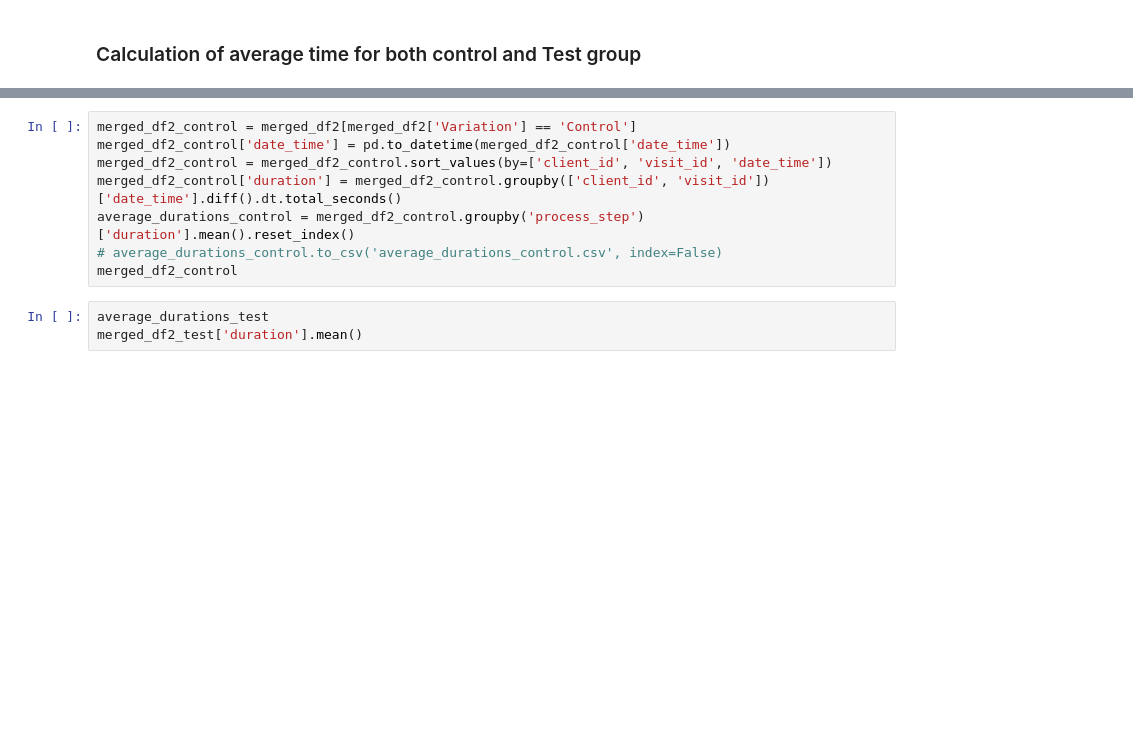
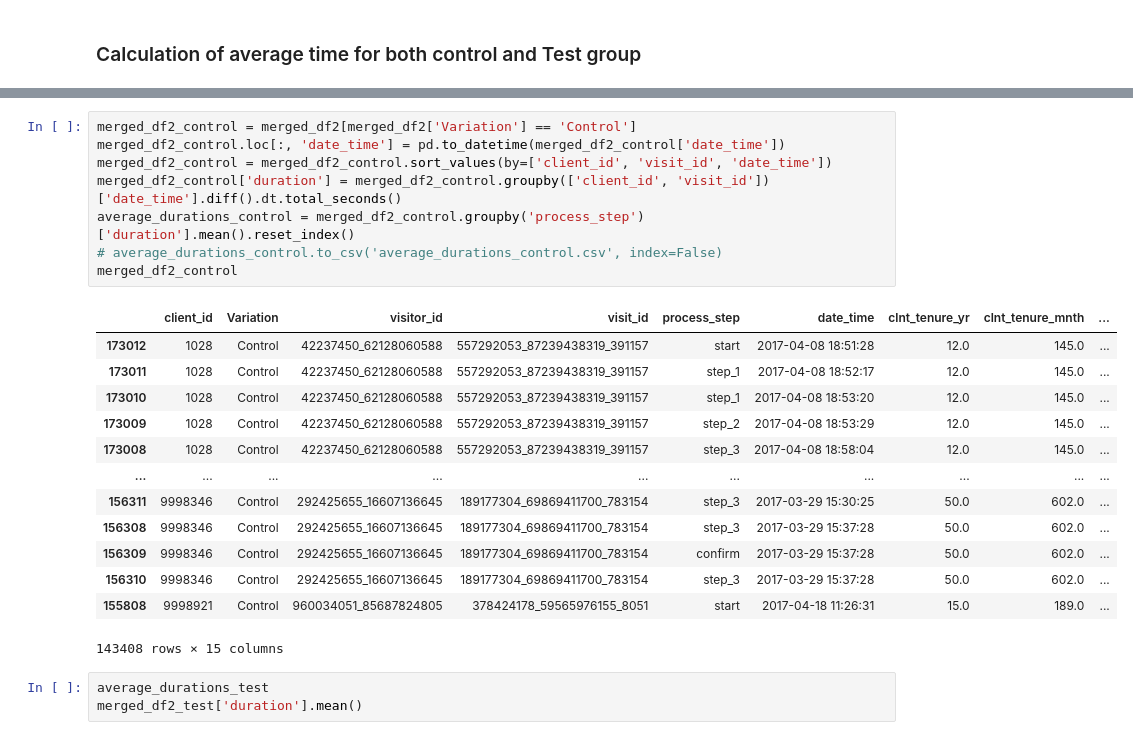
Before and after one commit to kaveri-chetia/Major-Project-1, a Jupyter notebook: Clean data/Draft.ipynb, the cells around one changed output, grey strips where cells are left out. Drawn from its saved outputs; the diff is of its cells as text; blank space fills up the shorter version.

```diff
--- a/Clean data/Draft.ipynb
+++ b/Clean data/Draft.ipynb
@@ -527,11 +580,25 @@ merged_df2_test
 # %%
 merged_df2_control = merged_df2[merged_df2['Variation'] == 'Control']
-merged_df2_control['date_time'] = pd.to_datetime(merged_df2_control['date_time'])
+merged_df2_control.loc[:, 'date_time'] = pd.to_datetime(merged_df2_control['date_time'])
 merged_df2_control = merged_df2_control.sort_values(by=['client_id', 'visit_id', 'date_time'])
 merged_df2_control['duration'] = merged_df2_control.groupby(['client_id', 'visit_id'])['date_time'].diff().dt.total_seconds()
 average_durations_control = merged_df2_control.groupby('process_step')['duration'].mean().reset_index()
 # average_durations_control.to_csv('average_durations_control.csv', index=False)
 merged_df2_control
+# %% [output]
+|  | client_id | Variation | visitor_id | visit_id | process_step | date_time | clnt_tenure_yr | clnt_tenure_mnth | ... |
+| 173012 | 1028 | Control | 42237450_62128060588 | 557292053_87239438319_391157 | start | 2017-04-08 18:51:28 | 12.0 | 145.0 | ... |
+| 173011 | 1028 | Control | 42237450_62128060588 | 557292053_87239438319_391157 | step_1 | 2017-04-08 18:52:17 | 12.0 | 145.0 | ... |
+| 173010 | 1028 | Control | 42237450_62128060588 | 557292053_87239438319_391157 | step_1 | 2017-04-08 18:53:20 | 12.0 | 145.0 | ... |
+| 173009 | 1028 | Control | 42237450_62128060588 | 557292053_87239438319_391157 | step_2 | 2017-04-08 18:53:29 | 12.0 | 145.0 | ... |
+| 173008 | 1028 | Control | 42237450_62128060588 | 557292053_87239438319_391157 | step_3 | 2017-04-08 18:58:04 | 12.0 | 145.0 | ... |
+| ... | ... | ... | ... | ... | ... | ... | ... | ... | ... |
+| 156311 | 9998346 | Control | 292425655_16607136645 | 189177304_69869411700_783154 | step_3 | 2017-03-29 15:30:25 | 50.0 | 602.0 | ... |
+| 156308 | 9998346 | Control | 292425655_16607136645 | 189177304_69869411700_783154 | step_3 | 2017-03-29 15:37:28 | 50.0 | 602.0 | ... |
+| 156309 | 9998346 | Control | 292425655_16607136645 | 189177304_69869411700_783154 | confirm | 2017-03-29 15:37:28 | 50.0 | 602.0 | ... |
+| 156310 | 9998346 | Control | 292425655_16607136645 | 189177304_69869411700_783154 | step_3 | 2017-03-29 15:37:28 | 50.0 | 602.0 | ... |
+| 155808 | 9998921 | Control | 960034051_85687824805 | 378424178_59565976155_8051 | start | 2017-04-18 11:26:31 | 15.0 | 189.0 | ... |
+143408 rows × 15 columns
 # %%
 average_durations_test
 merged_df2_test['duration'].mean()
```
Also changed, not shown: parts of 13 cells of this notebook, 31 other files.
